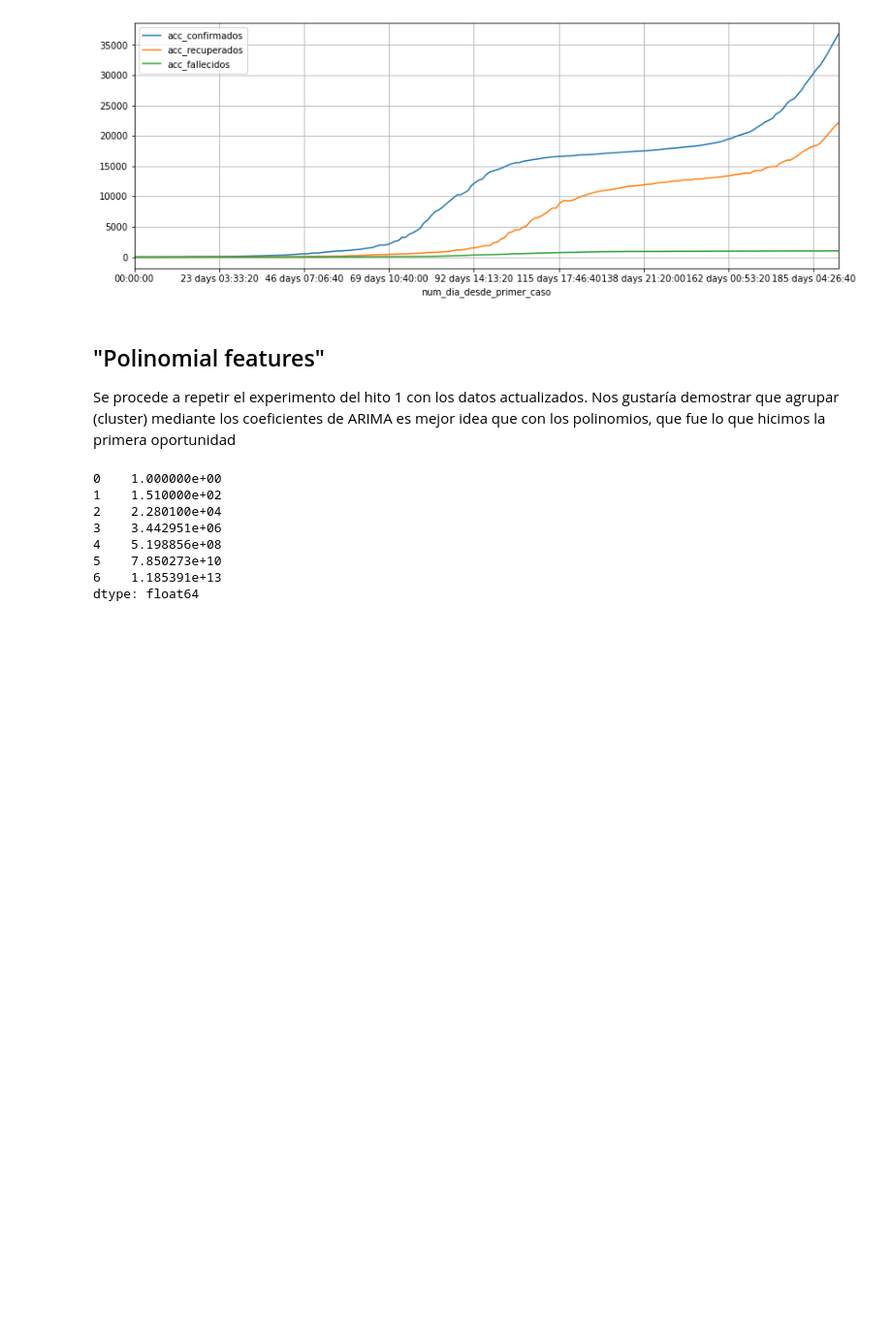
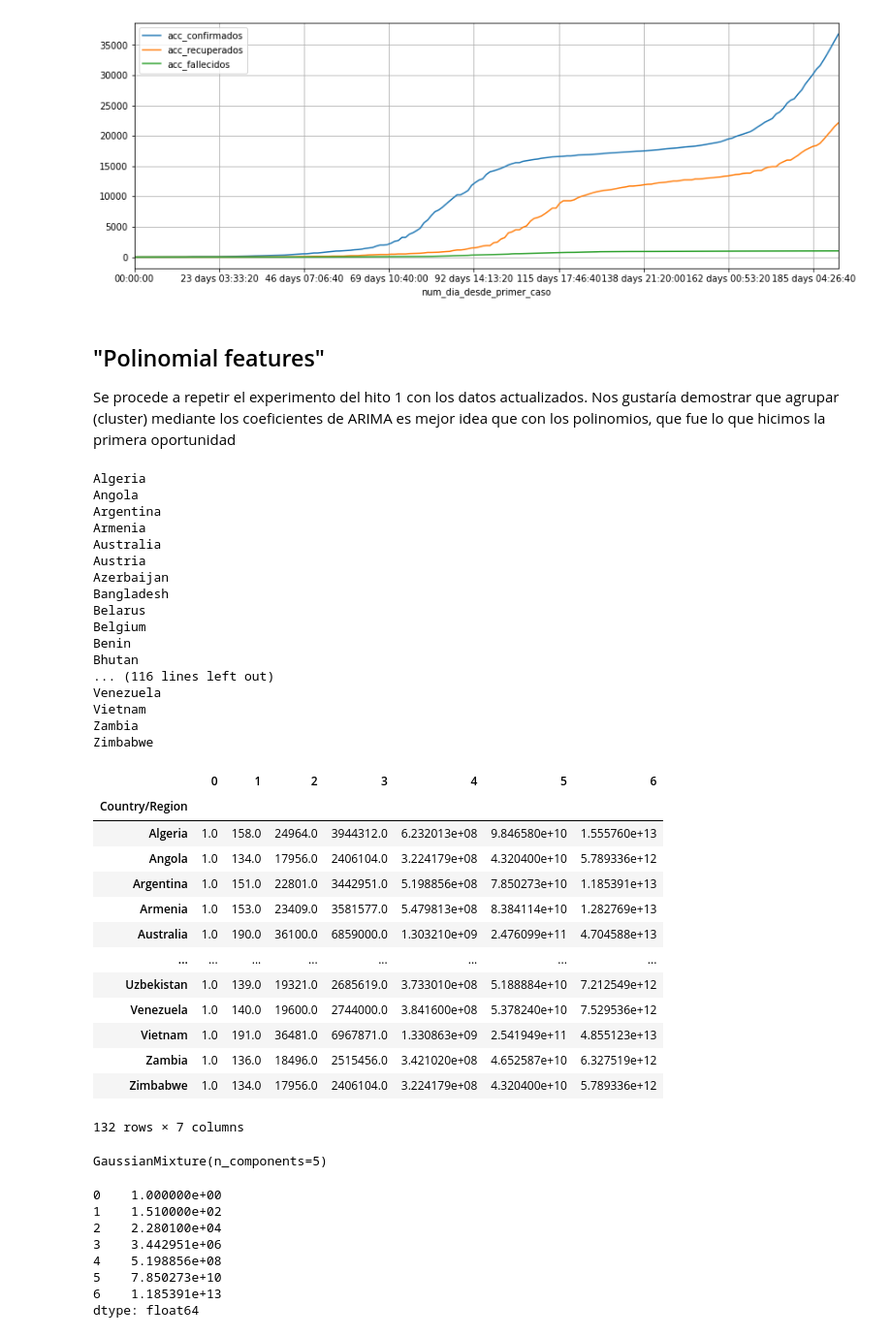
Before and after one commit to joseespinadote/proyecto_intro_mineria, a Jupyter notebook: hito_3_consolidado.ipynb, the cells around one changed output. Shown at 97% size. Cells and saved outputs as stored; diff of their text form; code cells hidden in the pictures; blank space fills up the shorter version.

```diff
--- a/hito_3_consolidado.ipynb
+++ b/hito_3_consolidado.ipynb
@@ -285,4 +285,70 @@ res.loc['Japan'][['acc_confirmados', 'acc_recuperados', 'acc_fallecidos']].plot(
 ## "Polinomial features"
 
 Se procede a repetir el experimento del hito 1 con los datos actualizados. Nos gustaría demostrar que agrupar (cluster) mediante los coeficientes de ARIMA es mejor idea que con los polinomios, que fue lo que hicimos la primera oportunidad
+# %%
+from sklearn.linear_model import LinearRegression
+from sklearn.preprocessing import PolynomialFeatures
+import pickle
+
+def load_model(pais):
+    return pickle.load('./models/polynomial_{}.joblib'.format(pais))
+
+def apply_features(dset_pais, save=False):
+    print(dset_pais.index.get_level_values(0)[0])
+    X = np.linspace((0,),(len(dset_pais.index)-1,),len(dset_pais.index))
+    y = dset_pais['acc_confirmados'].values
+
+
+    poly_reg = PolynomialFeatures(degree=6)
+    X_poly = poly_reg.fit_transform(X)
+
+    pol_reg = LinearRegression()
+    pol_reg.fit(X_poly, y)
+
+    if save:
+        filename = './models/polynomial_{}.joblib'.format(dset_pais.index[0])
+        pickle.dump(poly_reg, filename)
+    return pd.Series(poly_reg.transform(X)[-1])
+
+(
+    res
+        .groupby(level=0)
+        .apply(lambda dset_pais: apply_features(dset_pais))
+)
+# %% [output]
+Algeria
+Angola
+Argentina
+Armenia
+Australia
+Austria
+Azerbaijan
+Bangladesh
+Belarus
+Belgium
+Benin
+Bhutan
+... (116 lines left out)
+Venezuela
+Vietnam
+Zambia
+Zimbabwe
+|  | 0 | 1 | 2 | 3 | 4 | 5 | 6 |
+| Country/Region |  |  |  |  |  |  |  |
+| Algeria | 1.0 | 158.0 | 24964.0 | 3944312.0 | 6.232013e+08 | 9.846580e+10 | 1.555760e+13 |
+| Angola | 1.0 | 134.0 | 17956.0 | 2406104.0 | 3.224179e+08 | 4.320400e+10 | 5.789336e+12 |
+| Argentina | 1.0 | 151.0 | 22801.0 | 3442951.0 | 5.198856e+08 | 7.850273e+10 | 1.185391e+13 |
+| Armenia | 1.0 | 153.0 | 23409.0 | 3581577.0 | 5.479813e+08 | 8.384114e+10 | 1.282769e+13 |
+| Australia | 1.0 | 190.0 | 36100.0 | 6859000.0 | 1.303210e+09 | 2.476099e+11 | 4.704588e+13 |
+| ... | ... | ... | ... | ... | ... | ... | ... |
+| Uzbekistan | 1.0 | 139.0 | 19321.0 | 2685619.0 | 3.733010e+08 | 5.188884e+10 | 7.212549e+12 |
+| Venezuela | 1.0 | 140.0 | 19600.0 | 2744000.0 | 3.841600e+08 | 5.378240e+10 | 7.529536e+12 |
+| Vietnam | 1.0 | 191.0 | 36481.0 | 6967871.0 | 1.330863e+09 | 2.541949e+11 | 4.855123e+13 |
+| Zambia | 1.0 | 136.0 | 18496.0 | 2515456.0 | 3.421020e+08 | 4.652587e+10 | 6.327519e+12 |
+| Zimbabwe | 1.0 | 134.0 | 17956.0 | 2406104.0 | 3.224179e+08 | 4.320400e+10 | 5.789336e+12 |
+132 rows × 7 columns
+# %%
+clustering.estimator_
+# %% [output]
+GaussianMixture(n_components=5)
 # %%
```
Also changed, not shown: parts of 3 cells of this notebook, 2 other files.
